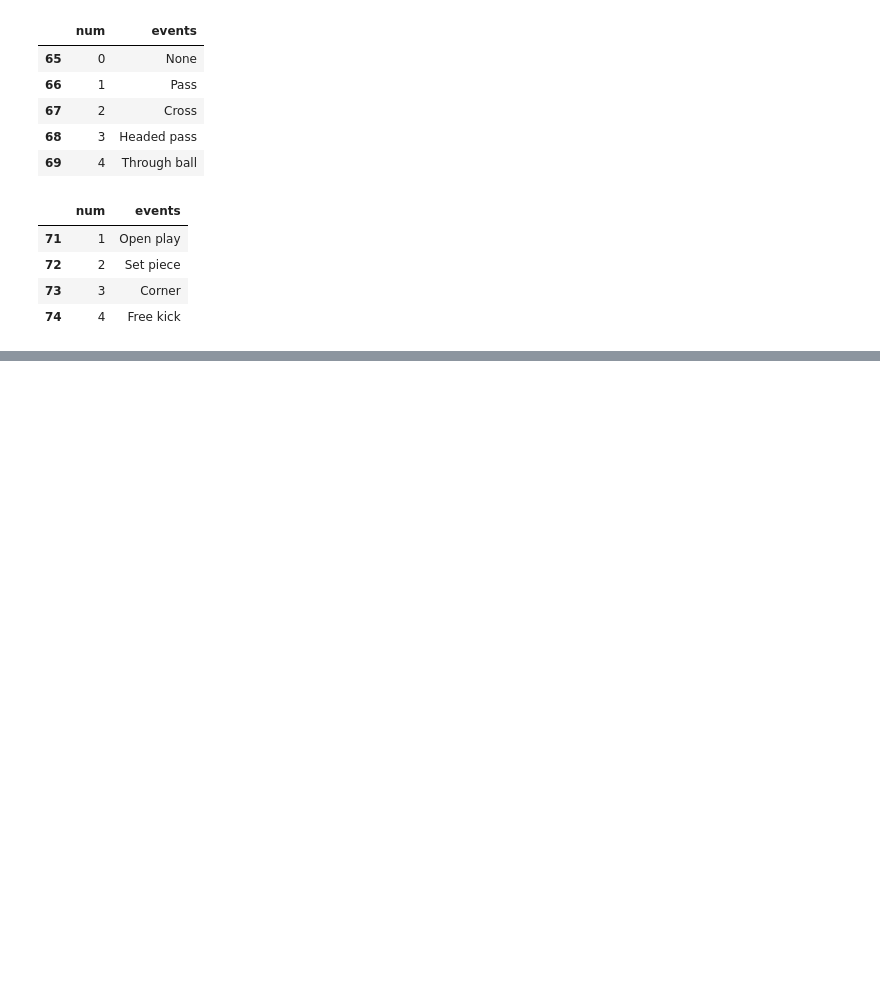
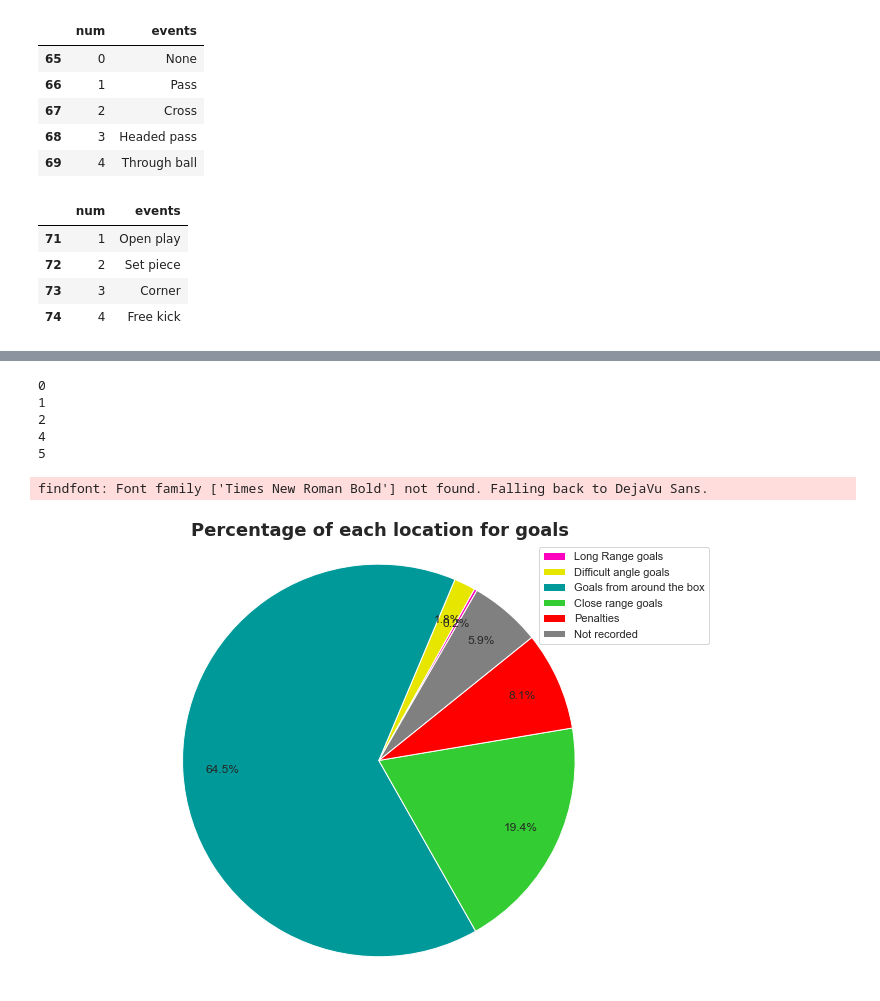
Before and after one commit to Banshikabadkul/greendeck_hackathon, a Jupyter notebook: Untitled.ipynb, the cells around one changed output, grey strips where cells are left out. Cells and saved outputs as stored; diff of their text form; code cells hidden in the pictures; blank space fills up the shorter version.

```diff
--- a/Untitled.ipynb
+++ b/Untitled.ipynb
@@ -246,0 +271,31 @@ plt.tight_layout()
+# %%
+for i in range(20):
+    if sum(goals["location"]==i)==0:
+        print(i)
+# %% [output]
+0
+1
+2
+4
+5
+# %%
+diff_angle_goals=sum(goals["location"]==6)+sum(goals["location"]==7)+sum(goals["location"]==8)
+long_range_goals=sum(goals["location"]==16)+sum(goals["location"]==17)+sum(goals["location"]==18)
+box_goals=sum(goals["location"]==3)+sum(goals["location"]==9)+sum(goals["location"]==11)+sum(goals["location"]==15)
+close_range_goals=sum(goals["location"]==10)+sum(goals["location"]==12)+sum(goals["location"]==13)
+penalties=sum(goals["location"]==14)
+not_recorded=sum(goals["location"]==19)
+
+labels=["Long Range goals","Difficult angle goals","Goals from around the box","Close range goals","Penalties","Not recorded"]
+sizes=[long_range_goals,diff_angle_goals,box_goals,close_range_goals,penalties,not_recorded]
+colors=["#ff00bf","#e6e600","#009999","#33cc33","red","grey"]
+plt.pie(sizes,colors=colors,autopct='%1.1f%%',startangle=60,pctdistance=0.8,radius=3)
+plt.axis('equal')
+plt.title("Percentage of each location for goals",fontname="Times New Roman Bold",fontsize=18,fontweight="bold")
+plt.legend(labels)
+fig=plt.gcf()
+fig.set_size_inches(12,8)
+plt.show()
+# %% [output]
+findfont: Font family ['Times New Roman Bold'] not found. Falling back to DejaVu Sans.
+[figure, added]
```
Also changed, not shown: parts of 35 cells of this notebook, 3 other files.
